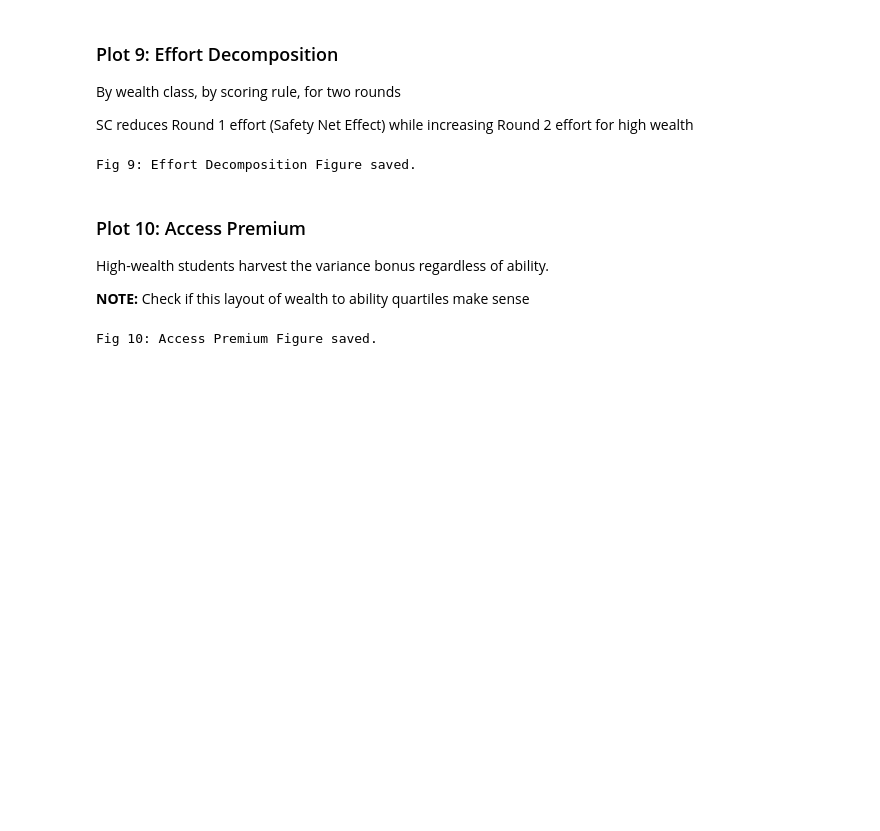
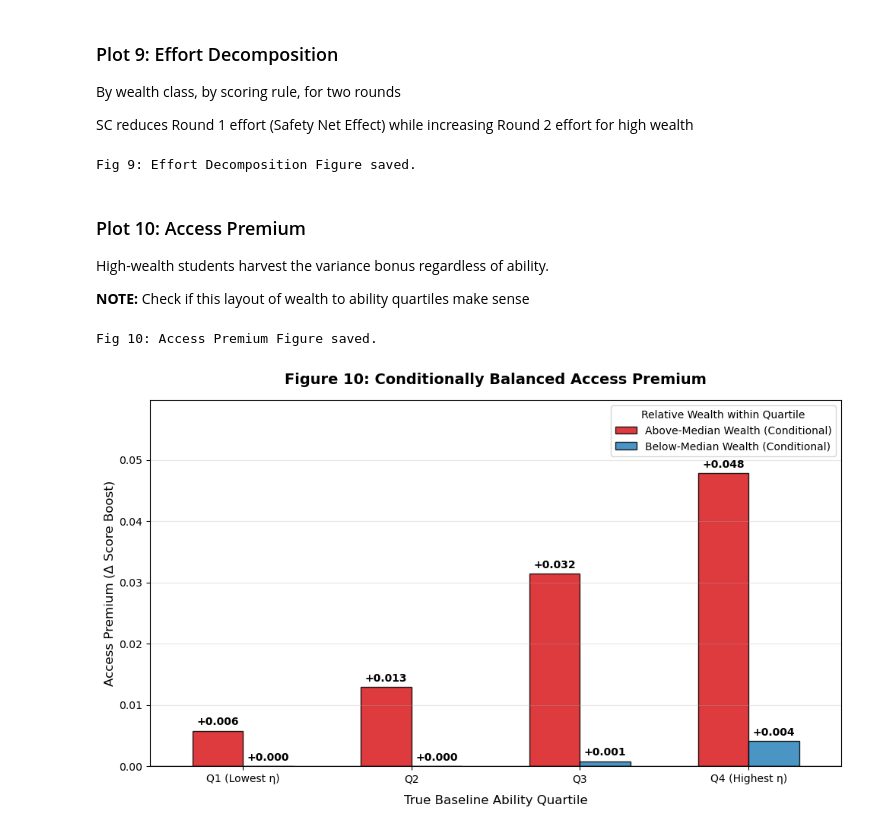
Before and after one commit to mei-ame/fair-admissions, a Jupyter notebook: graphs.ipynb, the cells around one changed output. Saved outputs shown, nothing was run; the diff lists cells and outputs as text; code cells hidden in the pictures; blank space fills up the shorter version.

Commit message:
Modified plot 10 to show access premium generated by superscoring within each true ability quartile conditioned on relative wealth.

```diff
--- a/graphs.ipynb
+++ b/graphs.ipynb
@@ -913,0 +965,4 @@ Fig 10: Access Premium Figure saved.
+# %%
+plot_access_premium(sim_df)
+# %% [output]
+[figure, added]
```
Also changed, not shown: parts of 1 cell of this notebook, 1 other file.
